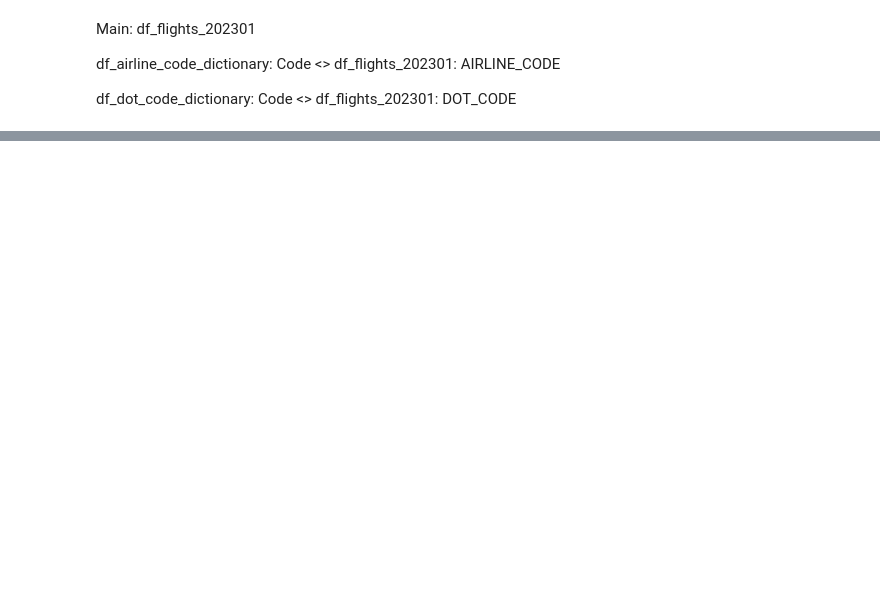
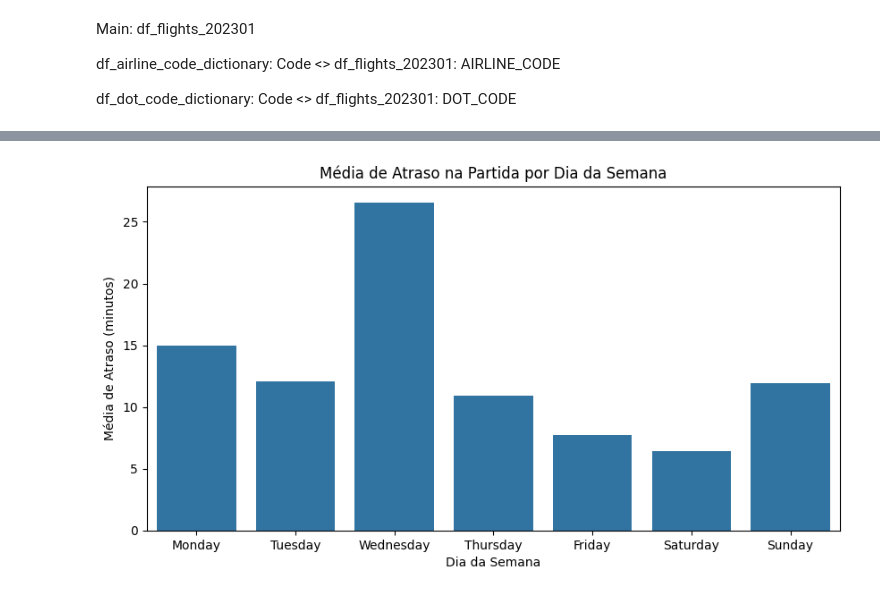
Before and after one commit to vitoriapguimaraes/Python-AnaliseVoos, a Jupyter notebook: scripts/script-vitoria.ipynb, the cells around one changed output, grey strips where cells are left out. Drawn from its saved outputs; the diff is of its cells as text; code cells hidden in the pictures; blank space fills up the shorter version.

```diff
--- a/scripts/script-vitoria.ipynb
+++ b/scripts/script-vitoria.ipynb
@@ -362,0 +610,8 @@ df_merged.shape
+# %%
+# Atrasos por dia da semana (se FL_DATE foi convertida corretamente, podemos extrair o dia da semana)
+df["DAY_OF_WEEK"] = df["FL_DATE"] .dt.day_name()
+delay_by_day = df.groupby("DAY_OF_WEEK")["DEP_DELAY"] .mean().reindex(
+    ["Monday", "Tuesday", "Wednesday", "Thursday", "Friday", "Saturday", "Sunday"]
+)
+print("Média de Atraso na Partida por Dia da Semana:")
+print(delay_by_day)
@@ -362,0 +629,9 @@ df_merged.shape
+# %%
+plt.figure(figsize=(10, 5))
+sns.barplot(x=delay_by_day.index, y=delay_by_day.values)
+plt.title("Média de Atraso na Partida por Dia da Semana")
+plt.xlabel("Dia da Semana")
+plt.ylabel("Média de Atraso (minutos)")
+plt.show()
+# %% [output]
+[figure, added]
```
Also changed, not shown: parts of 62 cells of this notebook, 2 other files.
